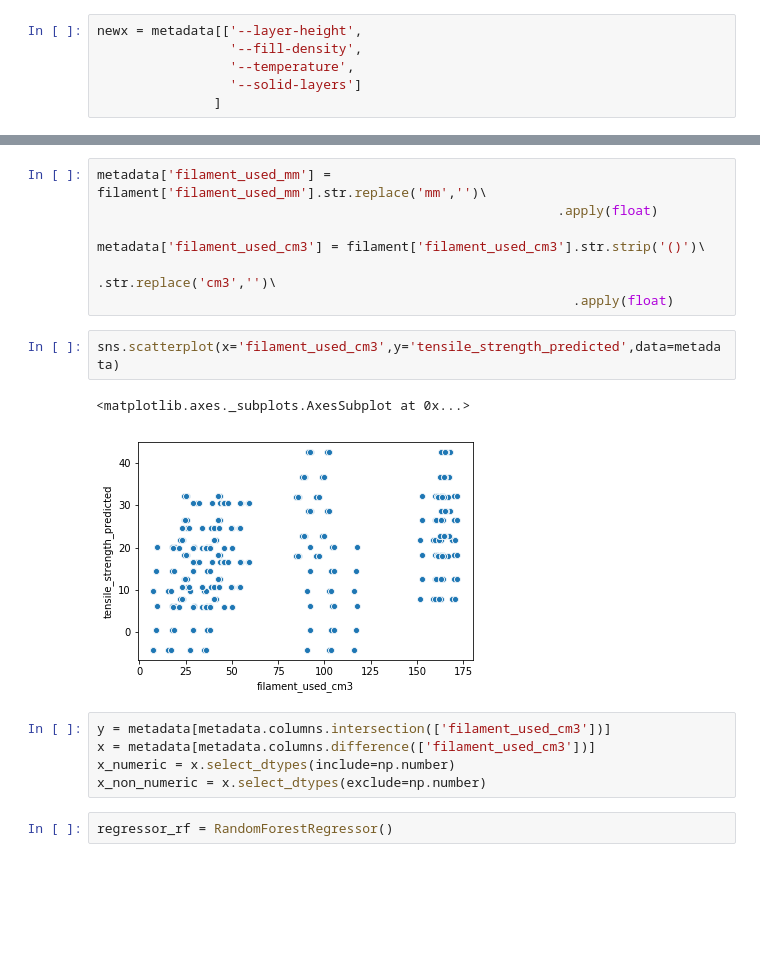
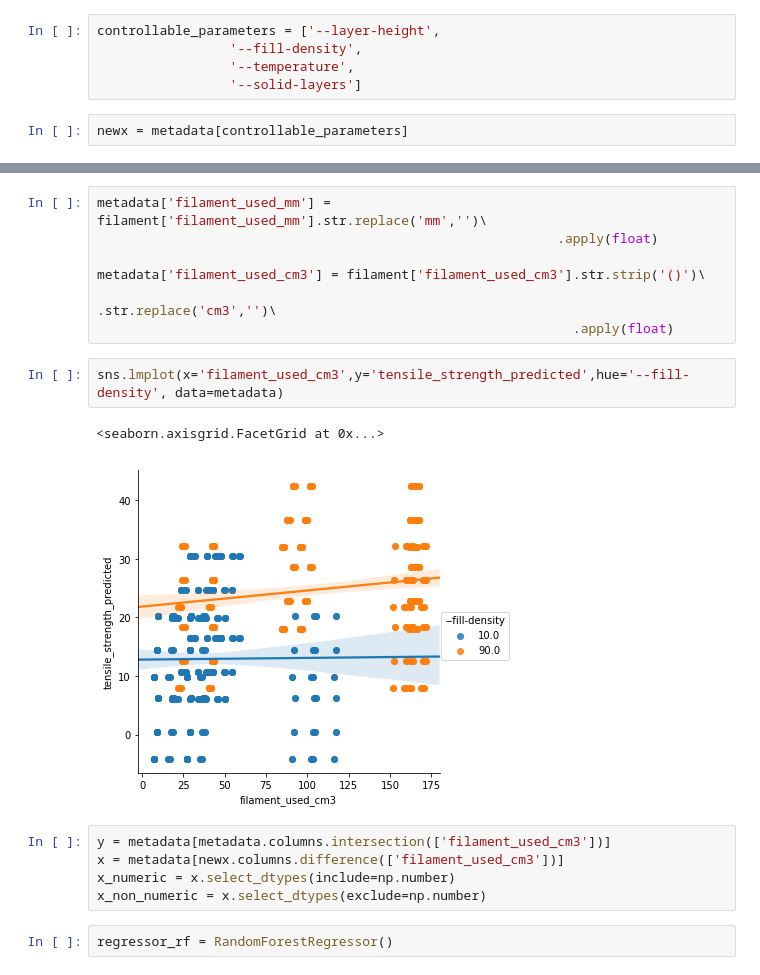
Before and after one commit to wilsonify/Opti3D, a Jupyter notebook: 3dprinter.ipynb, the cells around one changed output, grey strips where cells are left out. Saved outputs shown, nothing was run; the diff lists cells and outputs as text; blank space fills up the shorter version.

Commit message:
model filament usage as a function of controllable parameters

```diff
--- a/3dprinter.ipynb
+++ b/3dprinter.ipynb
@@ -128,11 +129,12 @@ Index(['Unnamed: 0', '--fill-angle', '--fill-density', '--fill-pattern',
        'xy_size_compensation ', 'z_offset '],
       dtype='object', length=145)
 # %%
-newx = metadata[['--layer-height',
+controllable_parameters = ['--layer-height',
                  '--fill-density',
                  '--temperature',
                  '--solid-layers']
-               ]
+# %%
+newx = metadata[controllable_parameters]
 # %%
 sns.pairplot(newx)
 # %% [output]
@@ -159,13 +161,13 @@ metadata['filament_used_cm3'] = filament['filament_used_cm3'].str.strip('()')\
                                                              .str.replace('cm3','')\
                                                              .apply(float)
 # %%
-sns.scatterplot(x='filament_used_cm3',y='tensile_strength_predicted',data=metadata)
+sns.lmplot(x='filament_used_cm3',y='tensile_strength_predicted',hue='--fill-density', data=metadata)
 # %% [output]
-<matplotlib.axes._subplots.AxesSubplot at 0x...>
+<seaborn.axisgrid.FacetGrid at 0x...>
-[figure, old version]
+[figure, new version]
 # %%
 y = metadata[metadata.columns.intersection(['filament_used_cm3'])]
-x = metadata[metadata.columns.difference(['filament_used_cm3'])]
+x = metadata[newx.columns.difference(['filament_used_cm3'])]
 x_numeric = x.select_dtypes(include=np.number)
 x_non_numeric = x.select_dtypes(exclude=np.number)
 # %%
```
Also changed, not shown: parts of 11 cells of this notebook.
